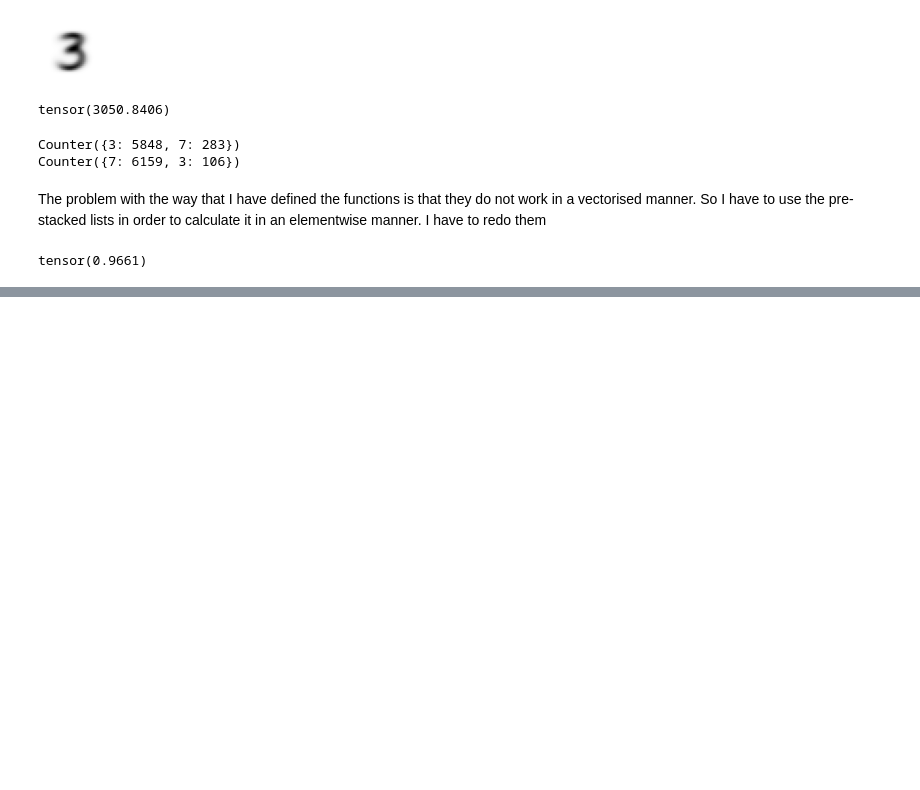
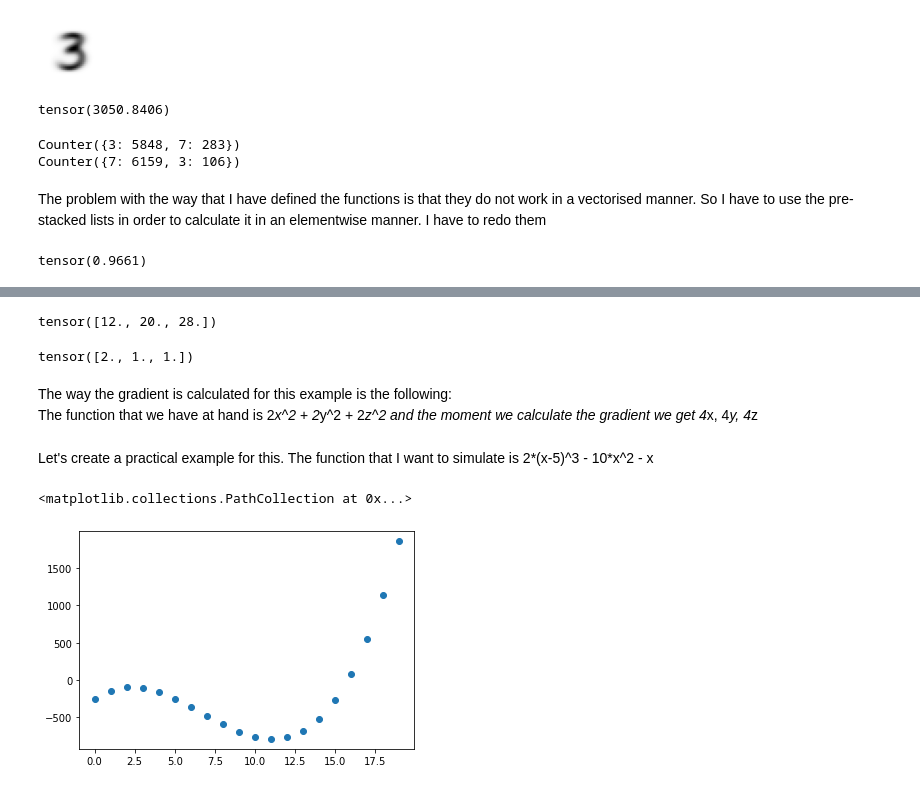
Before and after one commit to george-kan/fastai, a Jupyter notebook: Chapter_4_notes.ipynb, the cells around one changed output, grey strips where cells are left out. Saved outputs shown, nothing was run; the diff lists cells and outputs as text; code cells hidden in the pictures; blank space fills up the shorter version.

```diff
--- a/Chapter_4_notes.ipynb
+++ b/Chapter_4_notes.ipynb
@@ -124,0 +114,27 @@ tensor(0.9661)
+# %%
+y = my_fun(x)
+y.backward()
+x.grad
+# %% [output]
+tensor([12., 20., 28.])
+# %%
+x = tensor([3.0, 5, 7]).requires_grad_()
+y = tensor([2.0, 1, 1]).requires_grad_()
+z = (x*y).sum()
+z.backward()
+x.grad
+# %% [output]
+tensor([2., 1., 1.])
+# %% [markdown]
+The way the gradient is calculated for this example is the following:
+The function that we have at hand is 2*x^2 + 2*y^2 + 2*z^2 and the moment we calculate the gradient we get 4*x, 4*y, 4*z
+# %% [markdown]
+Let's create a practical example for this. The function that I want to simulate is 2*(x-5)^3 - 10*x^2 - x
+# %%
+time = torch.arange(20).float()
+values = torch.randn(20)*2 + 2*(time-5)**3 - 10*time**2 - time
+# %%
+plt.scatter(time, values)
+# %% [output]
+<matplotlib.collections.PathCollection at 0x...>
+[figure, added]
```
Also changed, not shown: parts of 10 cells of this notebook.
